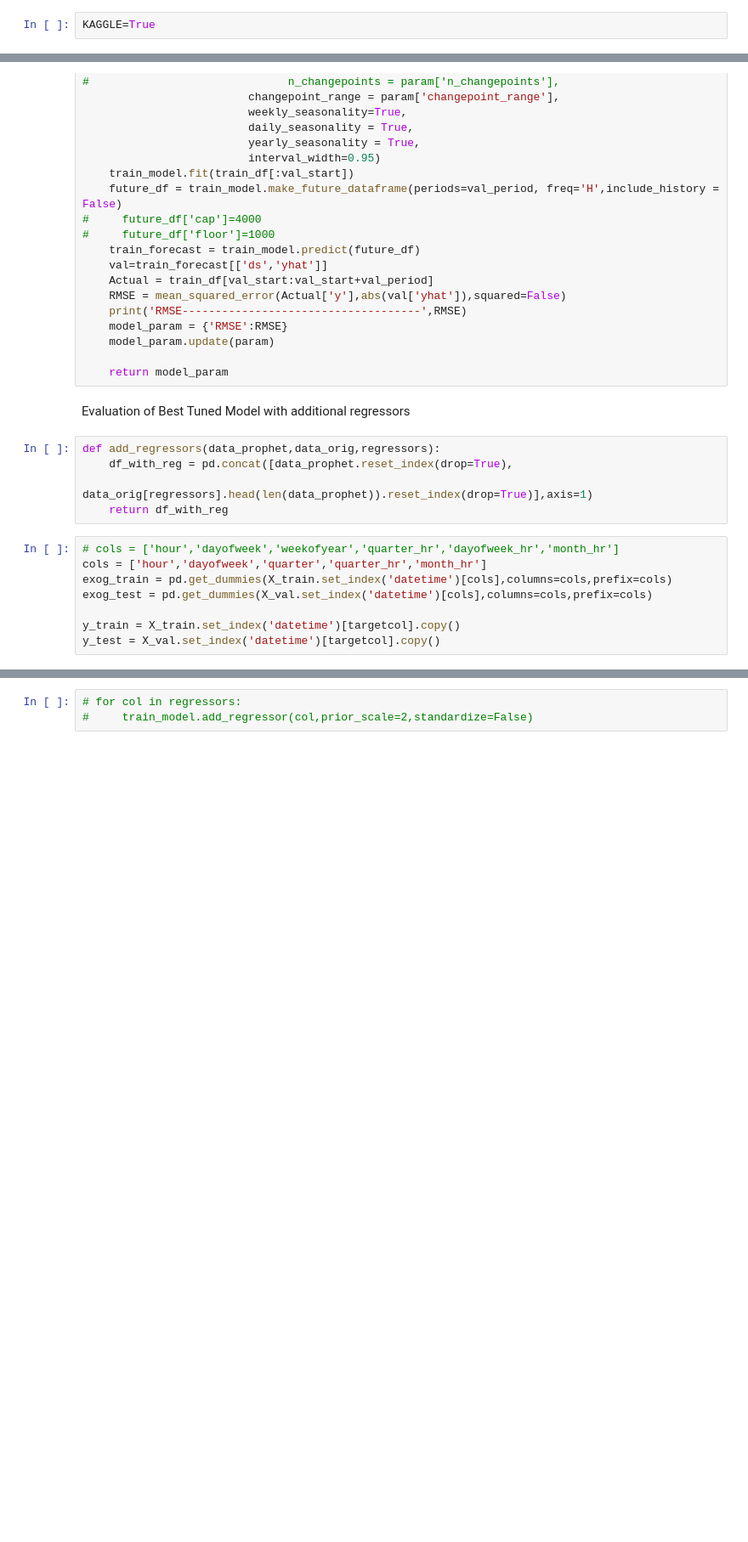
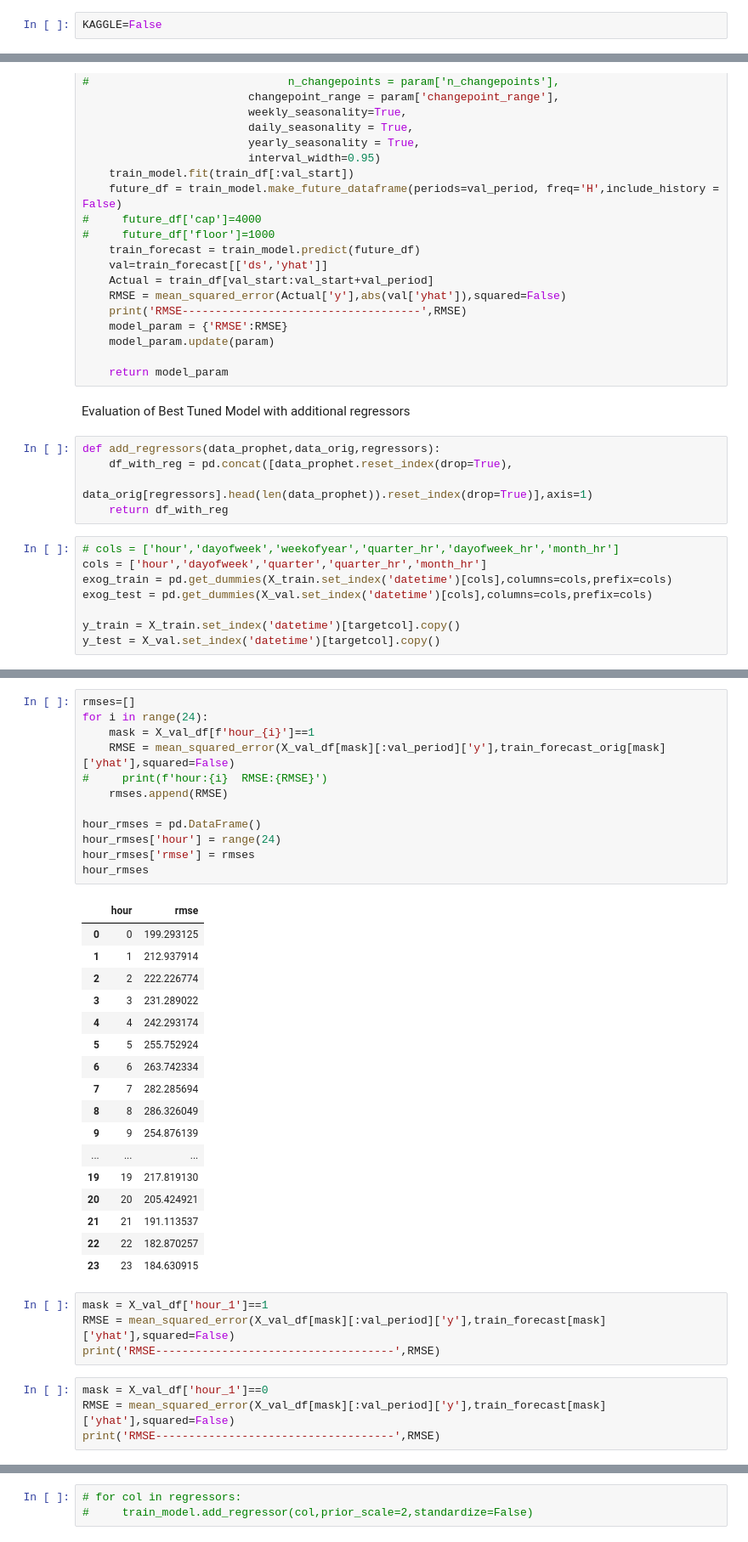
Before and after one commit to baskarsambandamurthy/jobathon-nov-2022, a Jupyter notebook: jobathon-nov-2022-fbprophet.ipynb, the cells around one changed output, grey strips where cells are left out. Shown: that part at 85% size. Drawn from its saved outputs; the diff is of its cells as text; blank space fills up the shorter version.

```diff
--- a/jobathon-nov-2022-fbprophet.ipynb
+++ b/jobathon-nov-2022-fbprophet.ipynb
@@ -26,7 +26,7 @@ from pandas.tseries.holiday import *
 # %%
 # !pip install ThymeBoost
 # %%
-KAGGLE=True
+KAGGLE=False
 # %%
 if KAGGLE:
     path = '/kaggle/input/jobathon-nov-2022/'
@@ -309,0 +527,38 @@ X_val_df.head()
+# %%
+rmses=[]
+for i in range(24):
+    mask = X_val_df[f'hour_{i}']==1
+    RMSE = mean_squared_error(X_val_df[mask][:val_period]['y'],train_forecast_orig[mask]['yhat'],squared=False)
+#     print(f'hour:{i}  RMSE:{RMSE}')
+    rmses.append(RMSE)
+
+hour_rmses = pd.DataFrame()
+hour_rmses['hour'] = range(24)
+hour_rmses['rmse'] = rmses
+hour_rmses
+# %% [output]
+|  | hour | rmse |
+| 0 | 0 | 199.293125 |
+| 1 | 1 | 212.937914 |
+| 2 | 2 | 222.226774 |
+| 3 | 3 | 231.289022 |
+| 4 | 4 | 242.293174 |
+| 5 | 5 | 255.752924 |
+| 6 | 6 | 263.742334 |
+| 7 | 7 | 282.285694 |
+| 8 | 8 | 286.326049 |
+| 9 | 9 | 254.876139 |
+| ... | ... | ... |
+| 19 | 19 | 217.819130 |
+| 20 | 20 | 205.424921 |
+| 21 | 21 | 191.113537 |
+| 22 | 22 | 182.870257 |
+| 23 | 23 | 184.630915 |
+# %%
+mask = X_val_df['hour_1']==1
+RMSE = mean_squared_error(X_val_df[mask][:val_period]['y'],train_forecast[mask]['yhat'],squared=False)
+print('RMSE------------------------------------',RMSE)
+# %%
+mask = X_val_df['hour_1']==0
+RMSE = mean_squared_error(X_val_df[mask][:val_period]['y'],train_forecast[mask]['yhat'],squared=False)
+print('RMSE------------------------------------',RMSE)
```
Also changed, not shown: parts of 44 cells of this notebook.
